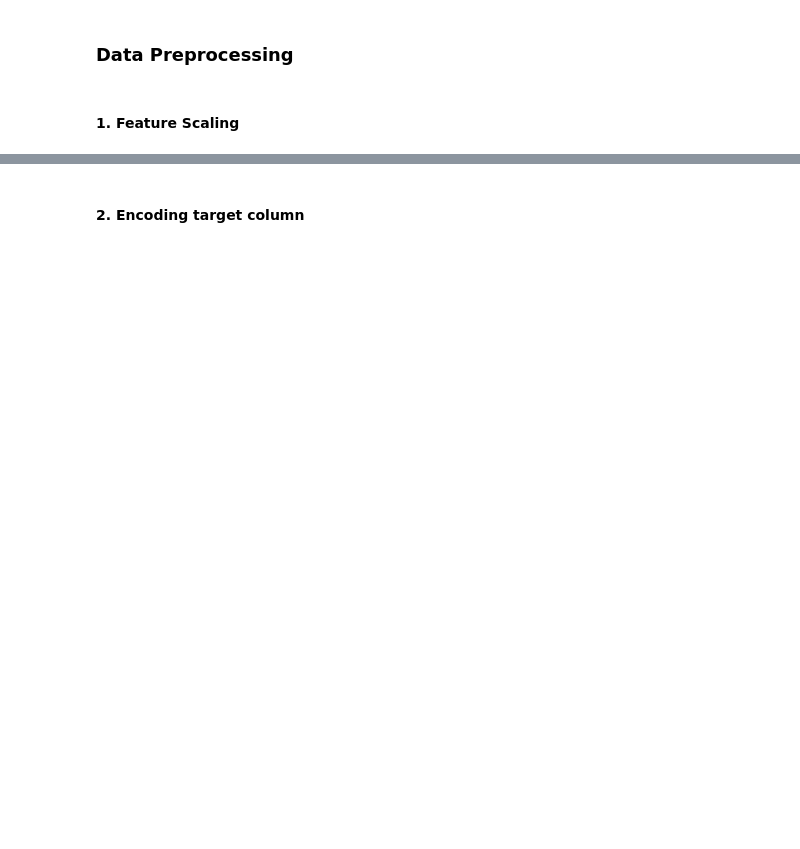
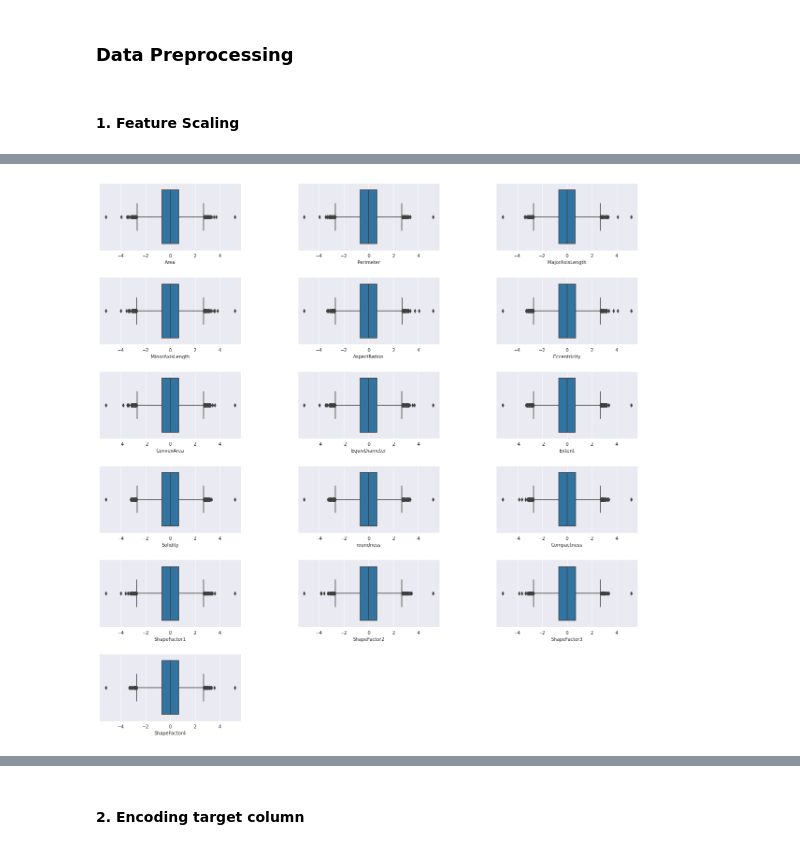
Before and after one commit to lauren-safwat/Dry-Beans-Classification, a Jupyter notebook: Dry_Beans_Classification.ipynb, the cells around one changed output, grey strips where cells are left out. Cells and saved outputs as stored; diff of their text form; code cells hidden in the pictures; blank space fills up the shorter version.

```diff
--- a/Dry_Beans_Classification.ipynb
+++ b/Dry_Beans_Classification.ipynb
@@ -71,0 +148,10 @@ train_data.info()
+# %%
+X["AreaBinned"]=pd.qcut(X["Area"], q=31)
+
+labelencoder = LabelEncoder()
+X["AreaBinned"] = labelencoder.fit_transform(X["AreaBinned"])
+# %%
+X["CompactnessBinned2"]=pd.qcut(X["Compactness"], q=35)
+
+labelencoder = LabelEncoder()
+X["CompactnessBinned2"] = labelencoder.fit_transform(X["CompactnessBinned2"])
@@ -72,6 +248,6 @@ train_data.info()
 # %%
-y = train_data[['y']]
-X = train_data.drop('y', axis=1)
+y = X[['y']]
+X.drop('y', axis=1, inplace=True)
 # %% [markdown]
 #### 4. Data Visualization
 # %% [markdown]
@@ -134,7 +338,9 @@ plt.show()
 # %% [markdown]
 #### 1. Feature Scaling
 # %%
-#scaler = QuantileTransformer(output_distribution='normal', random_state=0)
-#df = scaler.fit_transform(X)
-#X = pd.DataFrame(df, columns = X.columns, index = X.index)
+scaler = QuantileTransformer(output_distribution='normal', random_state=0)
+# scaler = StandardScaler()
+# scaler = RobustScaler()
+df = scaler.fit_transform(X)
+df = pd.DataFrame(df, columns = X.columns, index = X.index)
 # %%
@@ -148,8 +372,10 @@ plt.show()
 # %%
-# f, axs = plt.subplots(figsize=(20, 20))
-# plt.subplots_adjust(left=0.1, bottom=0.1, right=0.9, top=0.9, wspace=0.4, hspace=0.4)
+f, axs = plt.subplots(figsize=(20, 20))
+plt.subplots_adjust(left=0.1, bottom=0.1, right=0.9, top=0.9, wspace=0.4, hspace=0.4)
 
-# for i, column in enumerate(X.columns, 1):
-#     plt.subplot(6, 3, i)
-#     sns.boxplot(X[column])
+for i, column in enumerate(df.columns, 1):
+    plt.subplot(6, 3, i)
+    sns.boxplot(df[column])
+# %% [output]
+[figure, added]
 # %%
```
Also changed, not shown: parts of 28 cells of this notebook.
